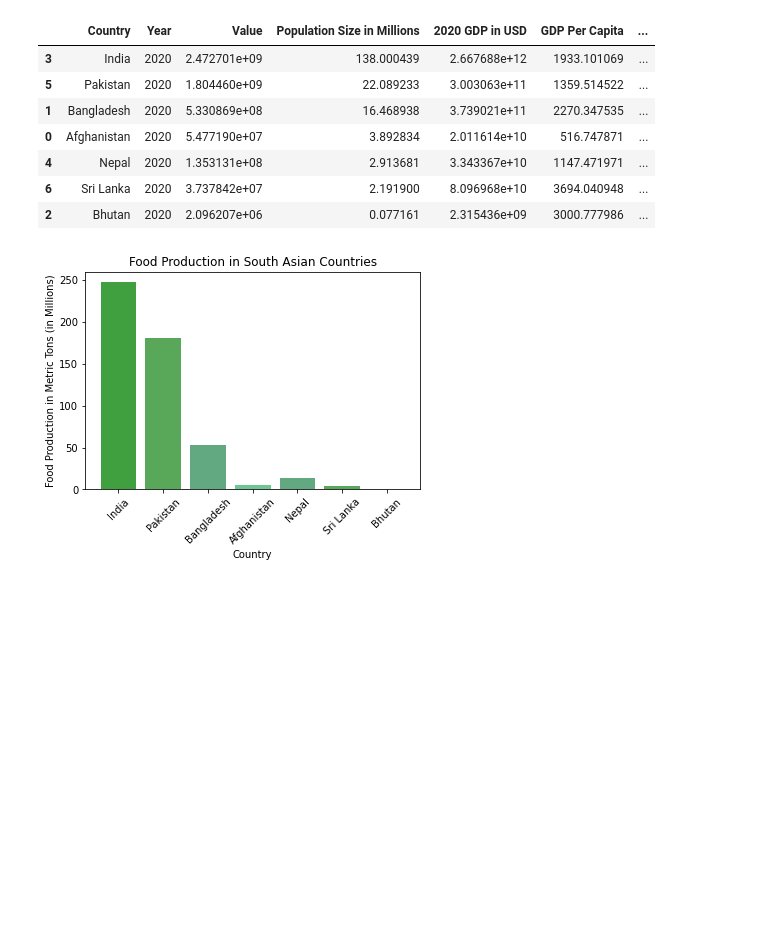
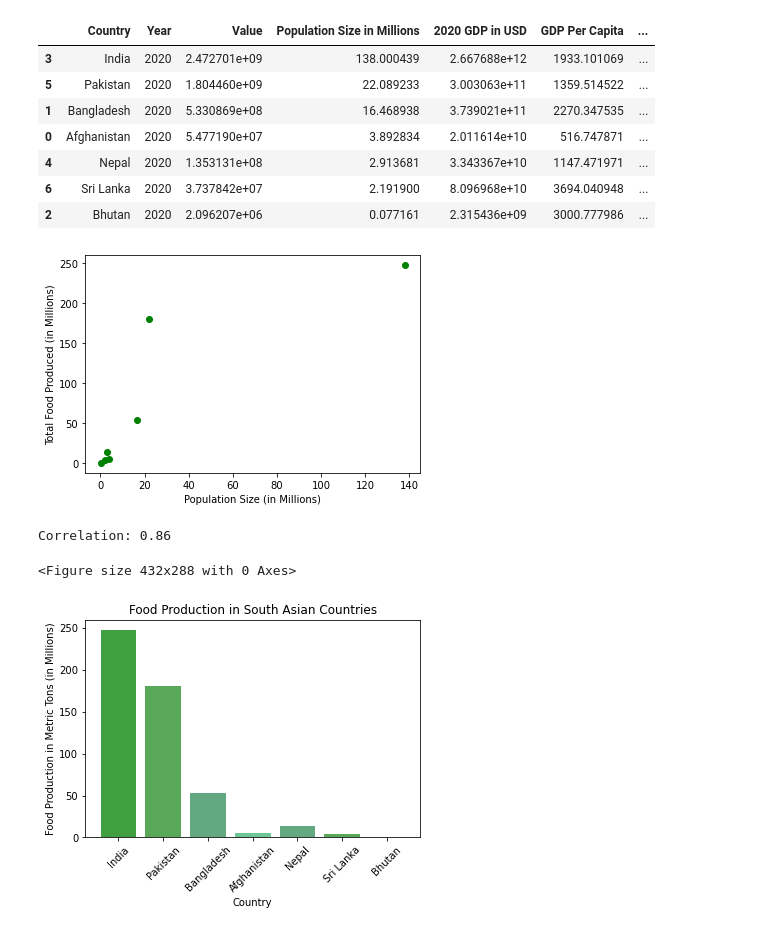
Before and after one commit to jeffbrown961/Project-1, a Jupyter notebook: question_2.ipynb, the cells around one changed output. Cells and saved outputs as stored; diff of their text form; code cells hidden in the pictures; blank space fills up the shorter version.

```diff
--- a/question_2.ipynb
+++ b/question_2.ipynb
@@ -154,6 +46,20 @@ highest_pop
 | 4 | Nepal | 2020 | 1.353131e+08 | 2.913681 | 3.343367e+10 | 1147.471971 | ... |
 | 6 | Sri Lanka | 2020 | 3.737842e+07 | 2.191900 | 8.096968e+10 | 3694.040948 | ... |
 | 2 | Bhutan | 2020 | 2.096207e+06 | 0.077161 | 2.315436e+09 | 3000.777986 | ... |
+# %%
+x_values=highest_pop["Population Size in Millions"]
+y_values=highest_pop["Production in Millions"]
+plt.scatter(x_values, y_values, c="green")
+plt.xlabel("Population Size (in Millions)")
+plt.ylabel("Total Food Produced (in Millions)")
+
+plt.show()
+plt.savefig("Graphs/scatter_prod_vs_population.png")
+print(f"Correlation: {round(st.pearsonr(x_values,y_values)[0],2)}")
+# %% [output]
+[figure, added]
+Correlation: 0.86
+<Figure size 432x288 with 0 Axes>
 # %%
 x = np.array(highest_pop["Country"])
 x
```
Also changed, not shown: parts of 14 cells of this notebook.
